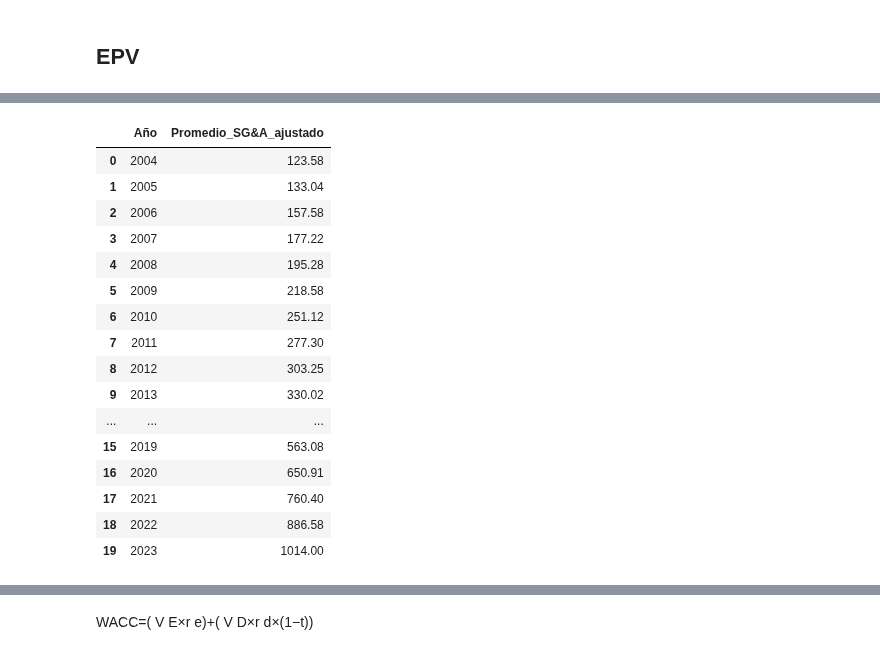
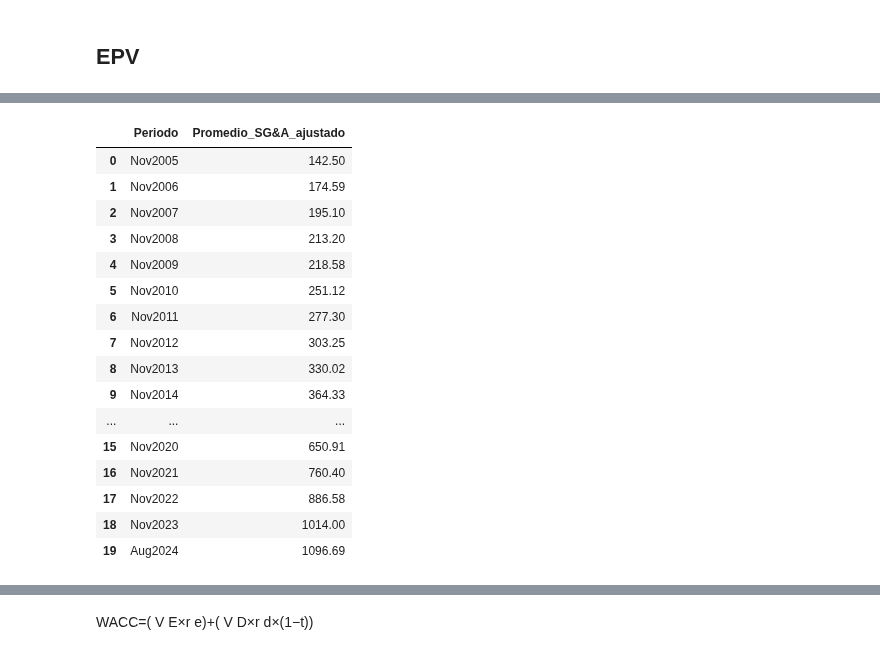
Before and after one commit to Marco23rubio/Stocks, a Jupyter notebook: Valuaciones_4_USA.ipynb, the cells around one changed output, grey strips where cells are left out. Saved outputs shown, nothing was run; the diff lists cells and outputs as text; code cells hidden in the pictures.

```diff
--- a/Valuaciones_4_USA.ipynb
+++ b/Valuaciones_4_USA.ipynb
@@ -292,10 +307,13 @@ df_beta_20y
 # %%
-# Obtengo los DF para datos anulaes y trimestrales
-indice_ttm = df_err.columns.get_loc('TTM/current')
+# Obtengo los DF para datos anuales y trimestrales
+indice_ttm = df_err.columns.tolist().index(nombre_ttm)  # primera ocurrencia
 
 df_anual = df_err.iloc[:, :indice_ttm + 1]
 df_trimestral = df_err.iloc[:, indice_ttm + 1:]
 df_trimestral.insert(0, 'Fiscal Period', df_err['Fiscal Period'])
+
+# df_err queda solo con columnas anuales + TTM (sin trimestrales)
+df_err = df_anual.copy()
 # %%
 columna_anterior = df_anual.columns[indice_ttm - 1]
 anio_anterior = int(columna_anterior[-4:])
@@ -847,70 +865,61 @@ df_promedios_ventas
 # %%
-
-
 SGyA = df_trimestral_filtrado[df_trimestral_filtrado['Fiscal Period'] == 'Selling, General, & Admin. Expense'].iloc[0, 1:]
 SGyA.index = pd.to_datetime(SGyA.index, format="%b%Y")
 
 df_sgya = SGyA.astype(str).str.replace(",", "").astype(float).to_frame(name="SGyA")
 df_sgya["Año"] = df_sgya.index.year
 
 mes_map = {
     "Jan": 1, "Feb": 2, "Mar": 3, "Apr": 4,
     "May": 5, "Jun": 6, "Jul": 7, "Aug": 8,
     "Sep": 9, "Oct": 10, "Nov": 11, "Dec": 12
 }
 
 headers_df = pd.DataFrame({"Header": valid_headers})
 headers_df["Mes"] = headers_df["Header"].str[:3].map(mes_map)
 headers_df["Año"] = headers_df["Header"].str[-4:].astype(int)
-
-# fecha base del cierre (primer día del mes del header)
 headers_df["Fecha_base"] = pd.to_datetime(
     headers_df["Año"].astype(str) + "-" + headers_df["Mes"].astype(str).str.zfill(2) + "-01"
 )
-
-# corte = 1 mes después del mes de cierre fiscal
 headers_df["Cutoff"] = headers_df["Fecha_base"] + pd.DateOffset(months=1)
 
-cutoff_por_anio = dict(zip(headers_df["Año"], headers_df["Cutoff"]))
+# Clave = Periodo (MonAño) en lugar de entero
+cutoff_por_periodo = dict(zip(headers_df["Header"], headers_df["Cutoff"]))
 
-# 3) Años a calcular (sin filtro de 4 trimestres)
-anios = sorted(df_sgya["Año"].unique())
-ultimos_20_anios = anios[-20:]
+ultimos_20_periodos = headers_df["Header"].tolist()[-20:]
 
-# 4) Promedios de los últimos 20 trimestres antes del cutoff fiscal de cada año
 promedios_sgya = {}
-for año in ultimos_20_anios:
-    cutoff = cutoff_por_anio.get(año, pd.to_datetime(f"{año}-01-01"))  # fallback
-
+for periodo in ultimos_20_periodos:
+    cutoff = cutoff_por_periodo.get(periodo)
     datos_previos = df_sgya[df_sgya.index < cutoff].tail(20)
     promedio = round((datos_previos["SGyA"] * 0.75).mean(), 2) if len(datos_previos) else 0
-    promedios_sgya[año] = promedio
+    promedios_sgya[periodo] = promedio
 
 df_promedios_sgya = (
     pd.DataFrame.from_dict(promedios_sgya, orient="index", columns=["Promedio_SG&A_ajustado"])
-    .rename_axis("Año")
+    .rename_axis("Periodo")
     .reset_index()
 )
 
 df_promedios_sgya
 # %% [output]
-|  | Año | Promedio_SG&A_ajustado |
-| 0 | 2004 | 123.58 |
-| 1 | 2005 | 133.04 |
-| 2 | 2006 | 157.58 |
-| 3 | 2007 | 177.22 |
-| 4 | 2008 | 195.28 |
-| 5 | 2009 | 218.58 |
-| 6 | 2010 | 251.12 |
-| 7 | 2011 | 277.30 |
-| 8 | 2012 | 303.25 |
-| 9 | 2013 | 330.02 |
+|  | Periodo | Promedio_SG&A_ajustado |
+| 0 | Nov2005 | 142.50 |
+| 1 | Nov2006 | 174.59 |
+| 2 | Nov2007 | 195.10 |
+| 3 | Nov2008 | 213.20 |
+| 4 | Nov2009 | 218.58 |
+| 5 | Nov2010 | 251.12 |
+| 6 | Nov2011 | 277.30 |
+| 7 | Nov2012 | 303.25 |
+| 8 | Nov2013 | 330.02 |
+| 9 | Nov2014 | 364.33 |
 | ... | ... | ... |
-| 15 | 2019 | 563.08 |
-| 16 | 2020 | 650.91 |
-| 17 | 2021 | 760.40 |
-| 18 | 2022 | 886.58 |
-| 19 | 2023 | 1014.00 |
+| 15 | Nov2020 | 650.91 |
+| 16 | Nov2021 | 760.40 |
+| 17 | Nov2022 | 886.58 |
+| 18 | Nov2023 | 1014.00 |
+| 19 | Aug2024 | 1096.69 |
 # %%
 # Asegurar que la primera columna se llame "Año"
 df_promedios_ventas = df_promedios_ventas.rename(
```
Also changed, not shown: parts of 70 cells of this notebook, 3 other files.
